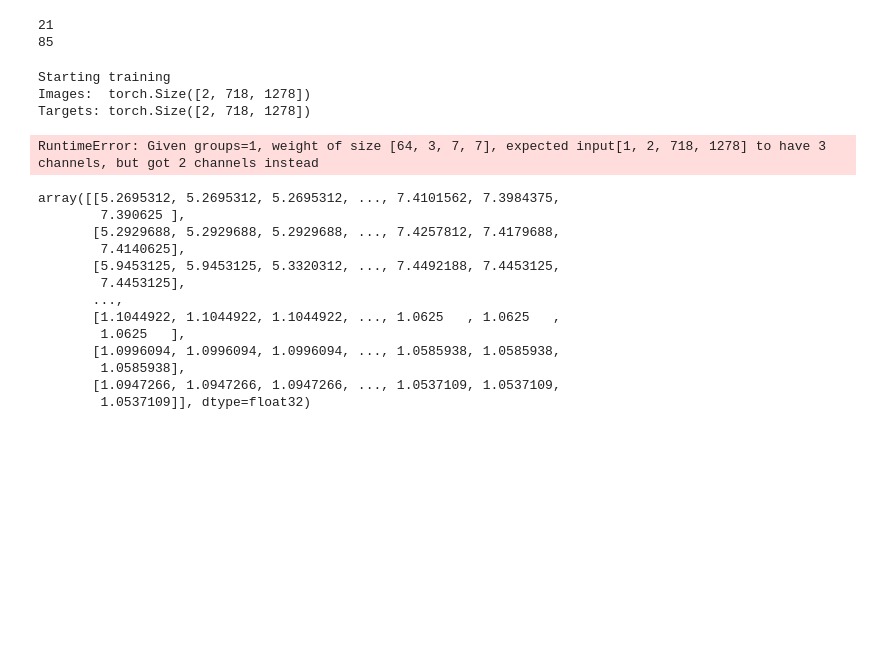
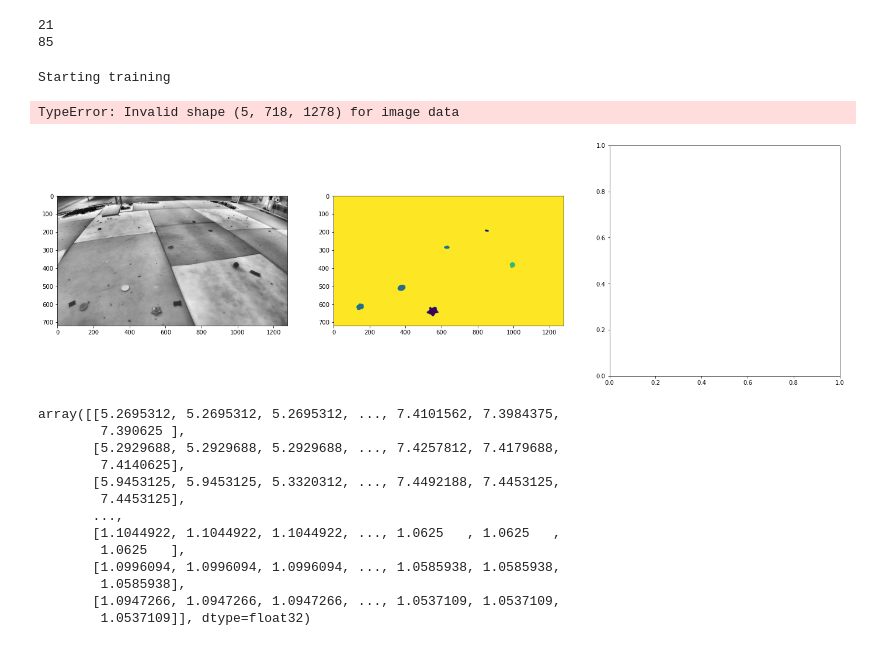
Before and after one commit to KJK-group/UOE-Computer-Vision, a Jupyter notebook: amr_sheet04.ipynb, the cells around one changed output. Cells and saved outputs as stored; diff of their text form; code cells hidden in the pictures; blank space fills up the shorter version.

```diff
--- a/amr_sheet04.ipynb
+++ b/amr_sheet04.ipynb
@@ -288,11 +303,11 @@ for epoch in range(num_epochs):
 
 
 
-        print('Images: ', images.shape)
-        print('Targets:', targets.shape)
+        # print('Images: ', images.shape)
+        # print('Targets:', targets.shape)
         # Forward pass
         outputs = model(images)['out']
-        print('Outputs:', outputs.shape)
+        # print('Outputs:', outputs.shape)
 
         loss = criterion(outputs, targets.long())
 
@@ -300,6 +315,14 @@ for epoch in range(num_epochs):
         optimiser.zero_grad()   # Clear old gradient values
         loss.backward()         # Calculate the gradients
         optimiser.step()        # Update the model's weights - seen at model.parameters()
+
+
+        pred = torch.argmax(outputs, dim=1)
+        fig, ax = plt.subplots(ncols=3, figsize=(24, 16))
+        ax[0].imshow(images[0].to('cpu', torch.uint8).permute(1,2,0)) # transpose(1,2,0) changes the order of the dimensions
+        ax[1].imshow(targets[0].to('cpu'))
+        ax[2].imshow(outputs[0].to('cpu').detach())
+        plt.pause(0.01)
 
         with torch.no_grad():
 
@@ -338,36 +361,35 @@ for epoch in range(num_epochs):
                 # print('test_pred    shape:', test_pred.shape)
 
                 # writer.add_images('test/images',      test_images                  , epoch * n_total_steps + i)
                 # writer.add_images('test/targets',     test_targets.unsqueeze(dim=1), epoch * n_total_steps + i)
                 # writer.add_images('test/predictions', test_pred.unsqueeze(dim=1)   , epoch * n_total_steps + i)
 
                 # Logging the test accuracy
                 test_batch_pixel_accuracy = (test_pred == test_targets).sum().item()/(batch_size*test_pred.shape[1]*test_pred.shape[2])
                 #print('Test batch pixel accuracy', test_batch_pixel_accuracy)
                 writer.add_scalar('Accuracy/testing', test_batch_pixel_accuracy, epoch * n_total_steps + i) # label of the scalar, actual loss mean, current global step
 
                 # Logging the test loss
                 test_loss = criterion(test_outputs, test_targets.long())
                 writer.add_scalar('Loss/testing', test_loss.item()/len(test_targets), epoch * n_total_steps + i) # label of the scalar, actual loss mean, current global step
 
                 #writer.add_scalars("Accuracy", {"train": batch_pixel_accuracy, "test": test_batch_pixel_accuracy}, epoch * n_total_steps + i)
 
                 print(f'Epoch {epoch+1}/{num_epochs}, step {i+1}/{n_total_steps}, loss = {loss.item():.5f}')
 
 
     #print(f'Epoch {epoch+1}/{num_epochs}, step {i+1}/{n_total_steps}, loss = {loss.item():.5f}')
 
 print("Training is done")
 # Void = 0
 # Star = 1
 # Coin = 2
 # Mushroom = 3
 # Background = 4
 # %% [output]
 Starting training
-Images:  torch.Size([2, 718, 1278])
-Targets: torch.Size([2, 718, 1278])
-RuntimeError: Given groups=1, weight of size [64, 3, 7, 7], expected input[1, 2, 718, 1278] to have 3 channels, but got 2 channels instead
+TypeError: Invalid shape (5, 718, 1278) for image data
+[figure, added]
 # %%
 '''Saving the model''';
 # checkpoint = {
```
Also changed, not shown: parts of 2 cells of this notebook, 15 other files.
